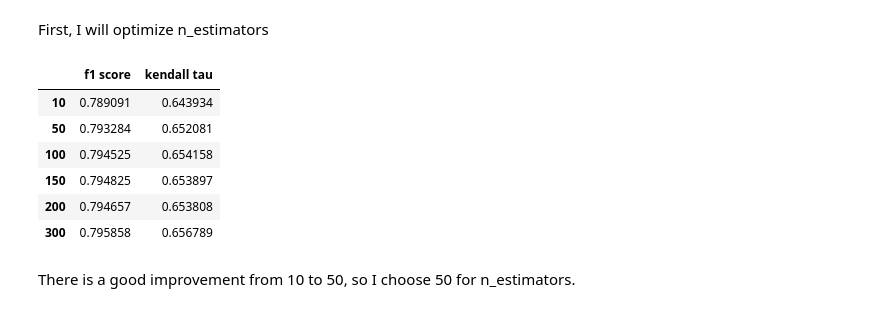
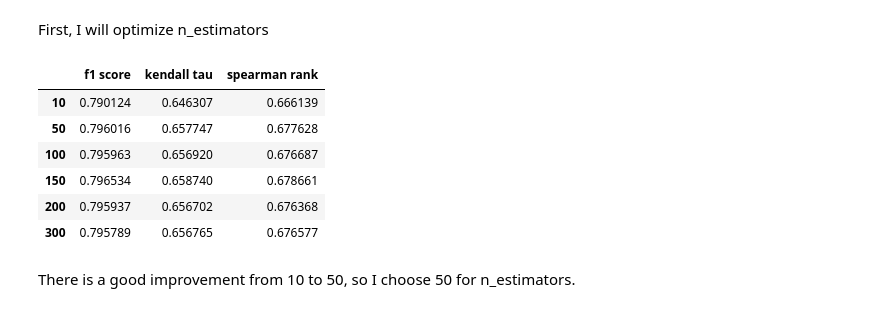
Before and after one commit to stephanietison/Waterpoints, a Jupyter notebook: Notebook/Water Pumps Machine Learning.ipynb, the cells around one changed output. Cells and saved outputs as stored; diff of their text form; code cells hidden in the pictures.

```diff
--- a/Notebook/Water Pumps Machine Learning.ipynb
+++ b/Notebook/Water Pumps Machine Learning.ipynb
@@ -162,2 +181,6 @@ def scores(y_test,y_pred,y_pred_proba=None):
+# %%
+scores_df = pd.DataFrame(index=['F1 score','KendallTau','Spearman'])
+recall_df = pd.DataFrame(index=['Non Functional','Functional needs repair','Functional'])
+precision_df = pd.DataFrame(index=['Non Functional','Functional needs repair','Functional'])
 # %%
 print('Scores for Perfect Model:\n')
@@ -393,0 +451,11 @@ log_loss:  1.0790205292006343
+# %%
+scores_df.sort_values('F1 score', axis='columns', inplace=True)
+plt.figure(figsize = (10,5))
+plt.plot(scores_df.columns.values,scores_df.loc['F1 score'].values,
+         label='F1 Score')
+plt.plot(scores_df.columns.values,scores_df.loc['KendallTau'].values,
+         label='Kendall Tau')
+plt.plot(scores_df.columns.values,scores_df.loc['Spearman'].values,
+         label='Spearman')
+plt.legend()
+plt.show()
@@ -481,29 +585,32 @@ def fit_predict_score(XR_train, y_train, model, p, scores_df):
         ykf_pred = model.predict(XKF_test)
         f1 = f1_score(ykf_test, ykf_pred, average='weighted')
         kt, pval = kendalltau(ykf_test, ykf_pred)
+        sr, pval = spearmanr(ykf_test, ykf_pred)
         scores_df.loc[p,'f1 score'] += f1
         scores_df.loc[p,'kendall tau'] += kt
+        scores_df.loc[p,'spearman rank'] += sr
     scores_df.loc[p,'f1 score'] /= n_splits
     scores_df.loc[p,'kendall tau'] /= n_splits
+    scores_df.loc[p,'spearman rank'] /= n_splits
     return scores_df
 # %% [markdown]
 First, I will optimize n_estimators
 # %%
 n_estimators_grid = [10,50,100,150,200,300]
 # %%
-scores_df = pd.DataFrame(0, index=n_estimators_grid, columns=['f1 score','kendall tau'])
+scores_df = pd.DataFrame(0, index=n_estimators_grid, columns=['f1 score','kendall tau', 'spearman rank'])
 for p in n_estimators_grid:
     rf = OneVsRestClassifier(RandomForestClassifier(n_estimators=p))
     scores_df = fit_predict_score(XR_train, y_train, rf, p, scores_df)
 scores_df
 # %% [output]
-|  | f1 score | kendall tau |
-| 10 | 0.789091 | 0.643934 |
-| 50 | 0.793284 | 0.652081 |
-| 100 | 0.794525 | 0.654158 |
-| 150 | 0.794825 | 0.653897 |
-| 200 | 0.794657 | 0.653808 |
-| 300 | 0.795858 | 0.656789 |
+|  | f1 score | kendall tau | spearman rank |
+| 10 | 0.790124 | 0.646307 | 0.666139 |
+| 50 | 0.796016 | 0.657747 | 0.677628 |
+| 100 | 0.795963 | 0.656920 | 0.676687 |
+| 150 | 0.796534 | 0.658740 | 0.678661 |
+| 200 | 0.795937 | 0.656702 | 0.676368 |
+| 300 | 0.795789 | 0.656765 | 0.676577 |
 # %% [markdown]
 There is a good improvement from 10 to 50, so I choose 50 for n_estimators.
 # %% [markdown]
```
Also changed, not shown: parts of 40 cells of this notebook.
